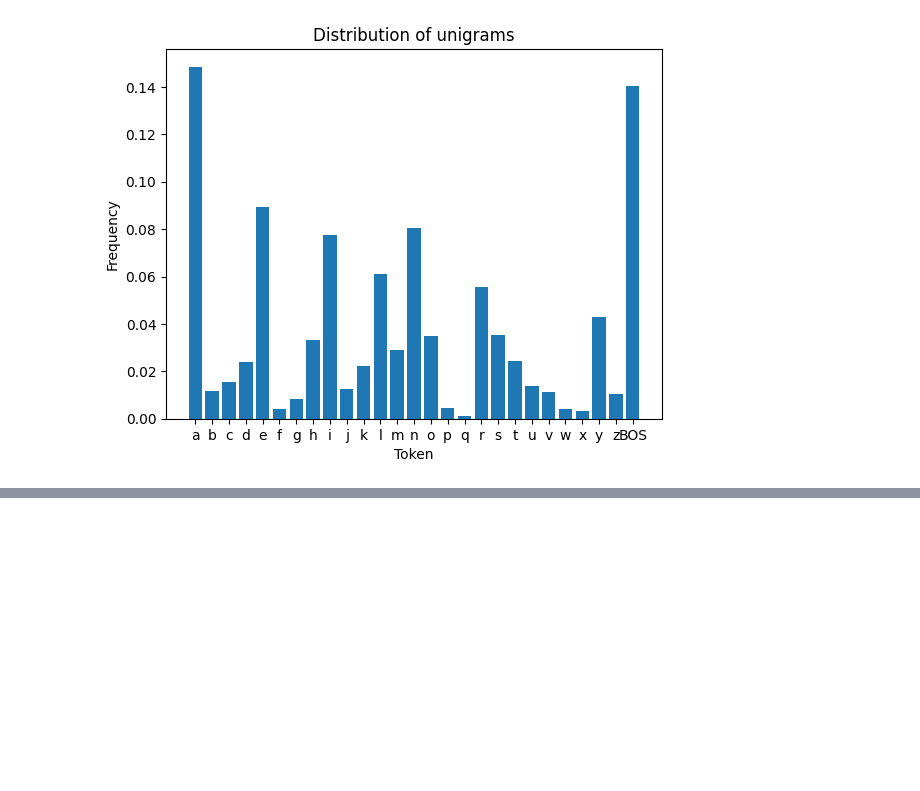
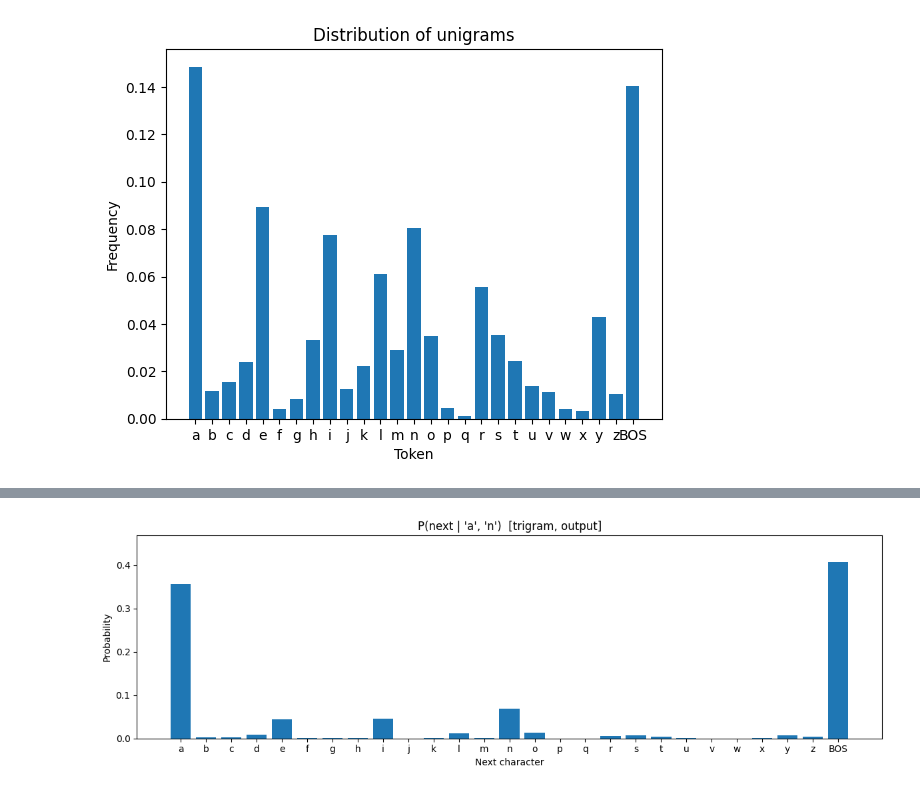
Before and after one commit to KhaleelKarim/LLMStatistics, a Jupyter notebook: notebooks/ngram_viz.ipynb, the cells around one changed output, grey strips where cells are left out. Drawn from its saved outputs; the diff is of its cells as text; code cells hidden in the pictures; blank space fills up the shorter version.

```diff
--- a/notebooks/ngram_viz.ipynb
+++ b/notebooks/ngram_viz.ipynb
@@ -79,0 +137,44 @@ plot_bigram_distribution('BOS')
+# %%
+output_ngrams_path = '../data/output_ngrams_seed42_embd16_layer1_blk16_n3200.npz'
+output_ngrams = load_ngrams(output_ngrams_path)
+
+
+def output_ngram_distribution(context):
+    """
+    Return P(next | context) from the model's inference output n-grams.
+
+    context : list of 1–3 valid tokens ('a'–'z' or 'BOS')
+              len 1 → bigram, len 2 → trigram, len 3 → quadgram
+    """
+    order = len(context) + 1
+    if order not in output_ngrams:
+        raise ValueError(f"No {order}-gram data available (context length must be 1–3).")
+    for tok in context:
+        if tok not in tokens:
+            raise ValueError(f"'{tok}' is not a valid token. Choose from: {tokens}")
+    ctx_idx = tuple(tokens.index(tok) for tok in context)
+    probs, seen = output_ngrams[order]
+    if not seen[ctx_idx]:
+        raise ValueError(f"Context {context} was never seen in the inference output.")
+    return probs[ctx_idx]
+
+
+def plot_output_ngram_distribution(context):
+    dist = output_ngram_distribution(context)
+    order = len(context) + 1
+    order_name = {2: 'bigram', 3: 'trigram', 4: 'quadgram'}.get(order, f'{order}-gram')
+    ctx_label = ', '.join(f"'{t}'" if t != 'BOS' else 'BOS' for t in context)
+
+    fig, ax = plt.subplots(figsize=(12, 4))
+    ax.bar(tokens, dist)
+    ax.set_xlabel('Next character')
+    ax.set_ylabel('Probability')
+    ax.set_title(f'P(next | {ctx_label})  [{order_name}, output]')
+    ax.set_ylim(0, max(dist) * 1.15)
+    plt.tight_layout()
+    plt.show()
+
+
+plot_output_ngram_distribution(['a', 'n'])
+# %% [output]
+[figure, added]
```
Also changed, not shown: parts of 6 cells of this notebook, 8 other files.
